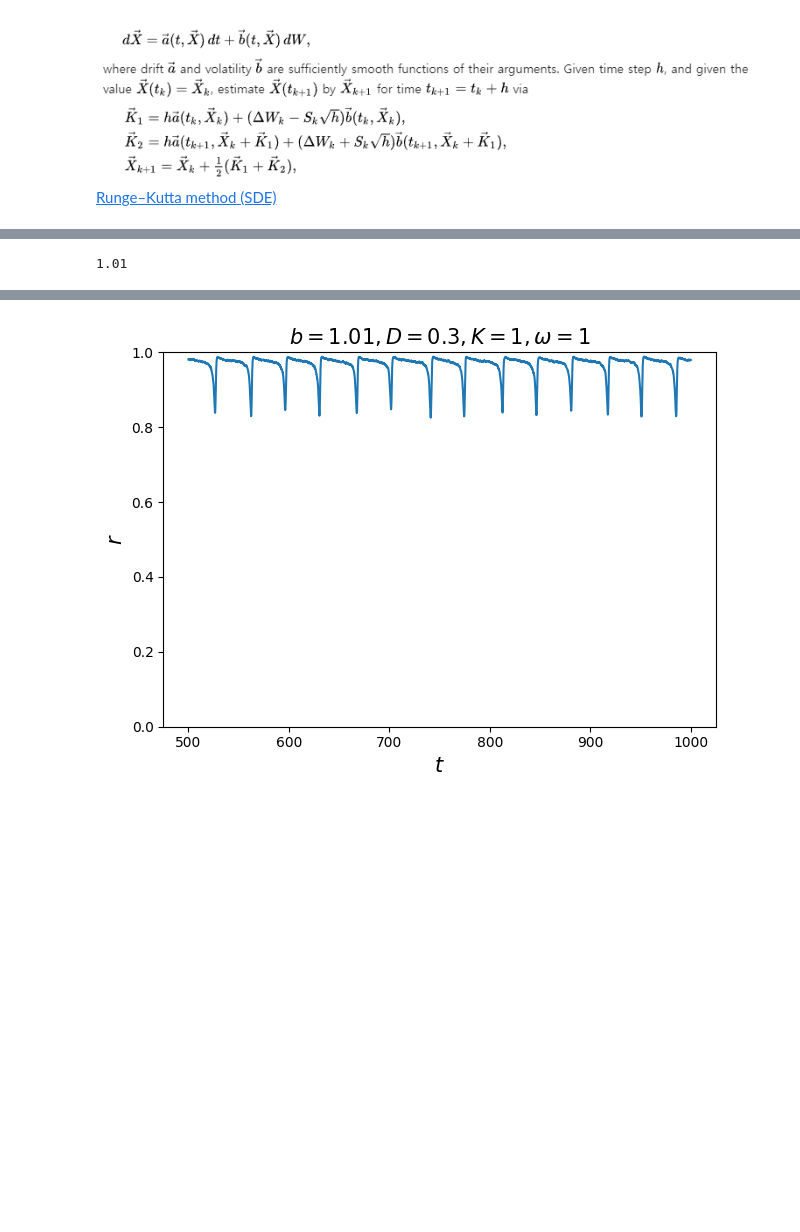
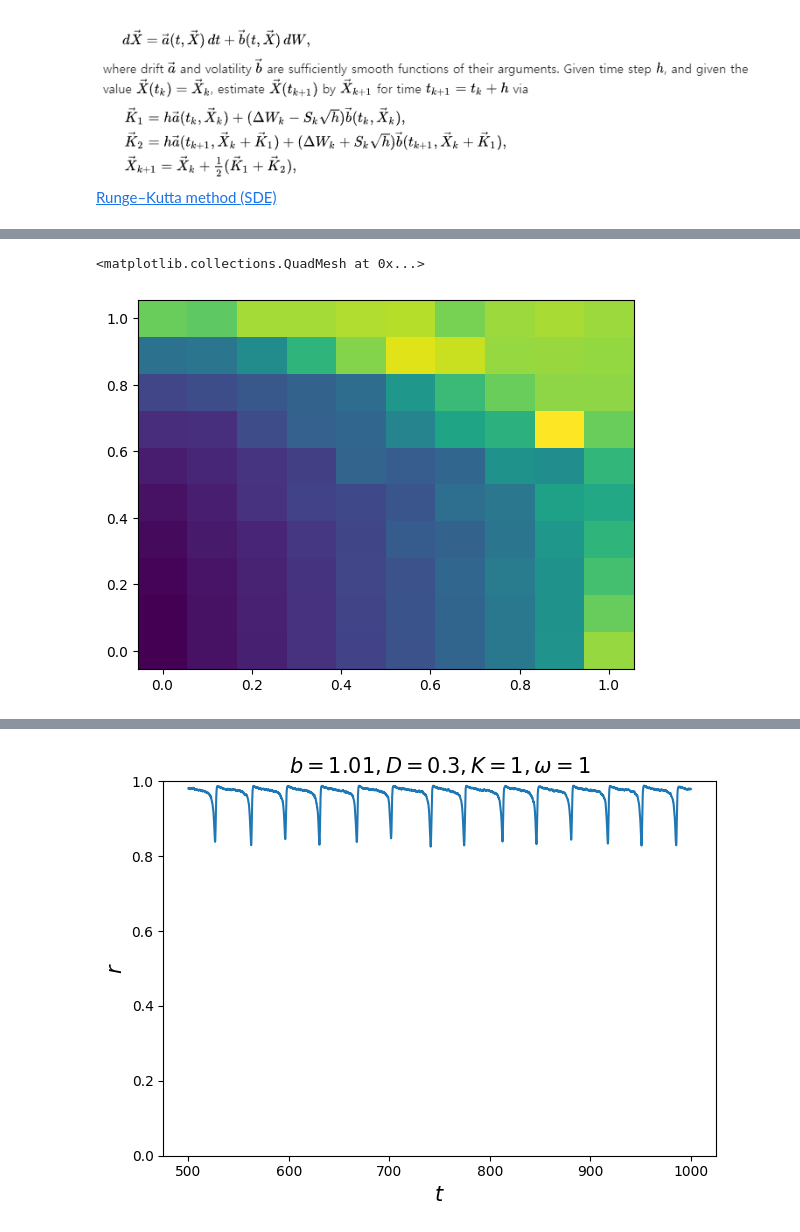
Before and after one commit to Gug-Young/Active_Rotator, a Jupyter notebook: 231229 Simulation SDE.ipynb, the cells around one changed output, grey strips where cells are left out. Cells and saved outputs as stored; diff of their text form; code cells hidden in the pictures; blank space fills up the shorter version.

```diff
--- a/231229 Simulation SDE.ipynb
+++ b/231229 Simulation SDE.ipynb
@@ -142,3 +171,11 @@ for D in tqdm(Ds):
+# %%
+plt.pcolormesh(Ds,bs,D_sigmaij-D_rij[:,:,-1])
+# plt.imshow(D_sigmaij.T)
+# plt.axes().set_aspect('equal')
+# plt.pcolormesh(Ds,bs,D_sigmaij.T)
+# %% [output]
+<matplotlib.collections.QuadMesh at 0x...>
+[figure, added]
 # %%
 theta_s = sol[:,:N]
 dtheta_s = sol[:,N:2*N]
@@ -149,7 +186,3 @@ sigma_phi = np.mean(rabs)
 sigma = np.abs(sigma_phi)
 psi = np.abs(sigma_phi)
 sigma,np.mean(r)
-# %%
-b
-# %% [output]
-1.01
```
Also changed, not shown: parts of 10 cells of this notebook.
